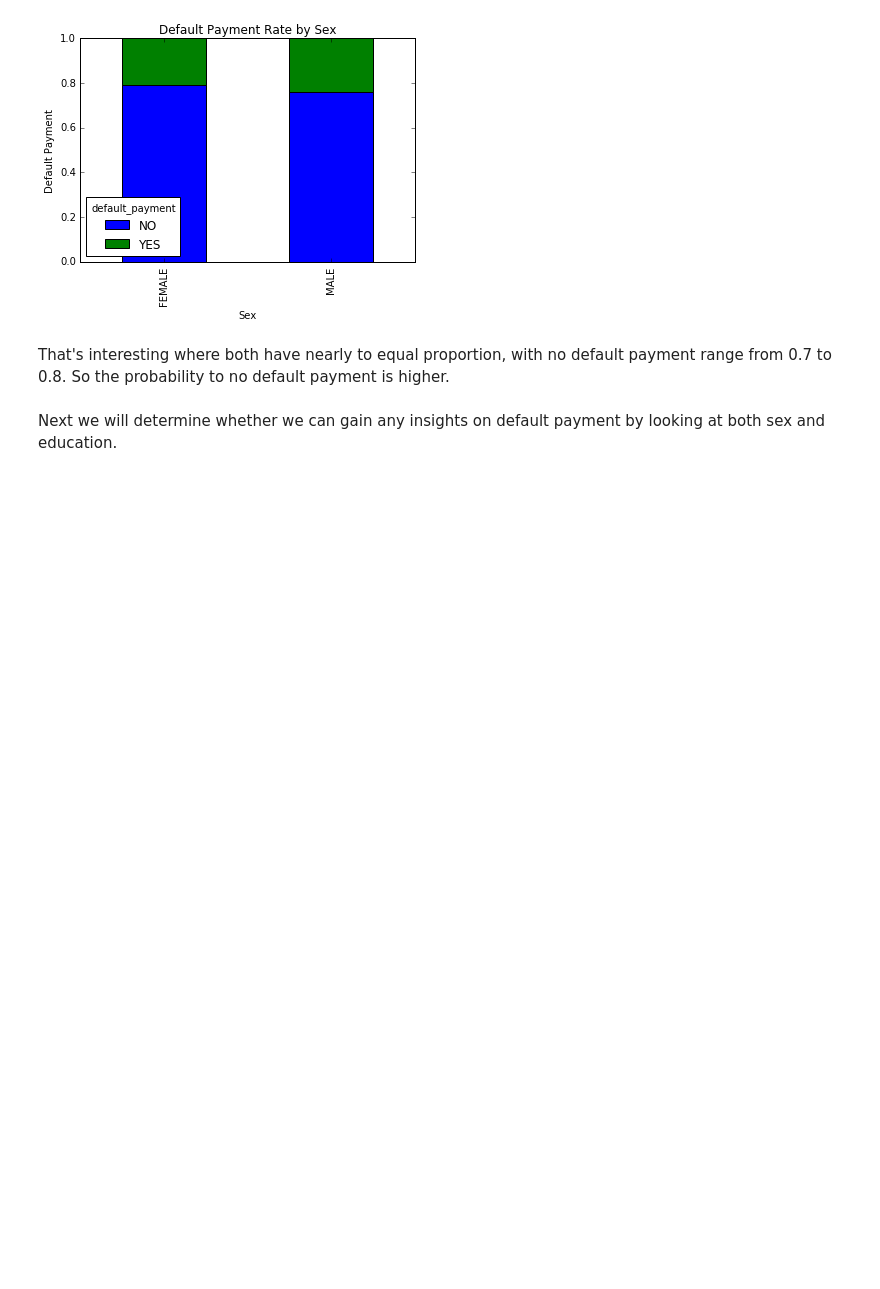
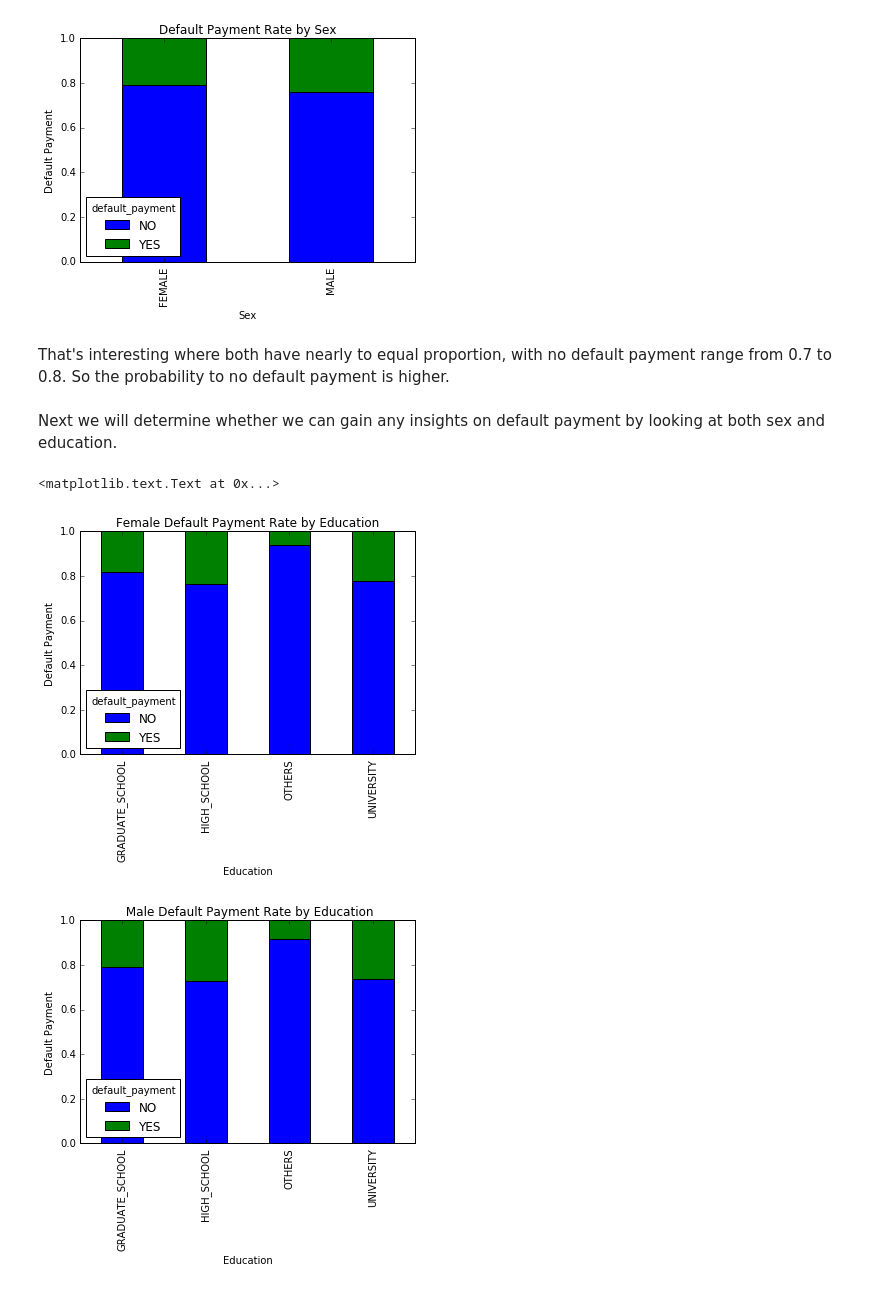
Before and after one commit to ariffyasri/DataScience, a Jupyter notebook: Default_of_Credit_Card_Client/Untitled.ipynb, the cells around one changed output. Cells and saved outputs as stored; diff of their text form; code cells hidden in the pictures; blank space fills up the shorter version.

```diff
--- a/Default_of_Credit_Card_Client/Untitled.ipynb
+++ b/Default_of_Credit_Card_Client/Untitled.ipynb
@@ -280,3 +300,30 @@ plt.ylabel('Default Payment')
 That's interesting where both have nearly to equal proportion, with no default payment range from 0.7 to 0.8. So the probability to no default payment is higher.
 # %% [markdown]
 Next we will determine whether we can gain any insights on default payment by looking at both sex and education.
+# %%
+#plot default payment rate by looking at sex and education
+
+#FEMALE
+
+female_df = file_add_var[file_add_var['SEX'] == 'FEMALE']
+female_xt = pd.crosstab(female_df['EDUCATION'], file_add_var['default_payment'])
+female_xt_pct = female_xt.div(female_xt.sum(1).astype(float), axis=0)
+female_xt_pct.plot(kind='bar', stacked=True, title = 'Female Default Payment Rate by Education')
+plt.xlabel('Education')
+plt.ylabel('Default Payment')
+
+#MALE
+
+#plot default payment rate by looking at sex and education
+#female
+
+male_df = file_add_var[file_add_var['SEX'] == 'MALE']
+male_xt = pd.crosstab(male_df['EDUCATION'], file_add_var['default_payment'])
+male_xt_pct = male_xt.div(male_xt.sum(1).astype(float), axis=0)
+male_xt_pct.plot(kind='bar', stacked=True, title = ' Male Default Payment Rate by Education')
+plt.xlabel('Education')
+plt.ylabel('Default Payment')
+# %% [output]
+<matplotlib.text.Text at 0x...>
+[figure, added]
+[figure, added]
```
Also changed, not shown: parts of 13 cells of this notebook.
